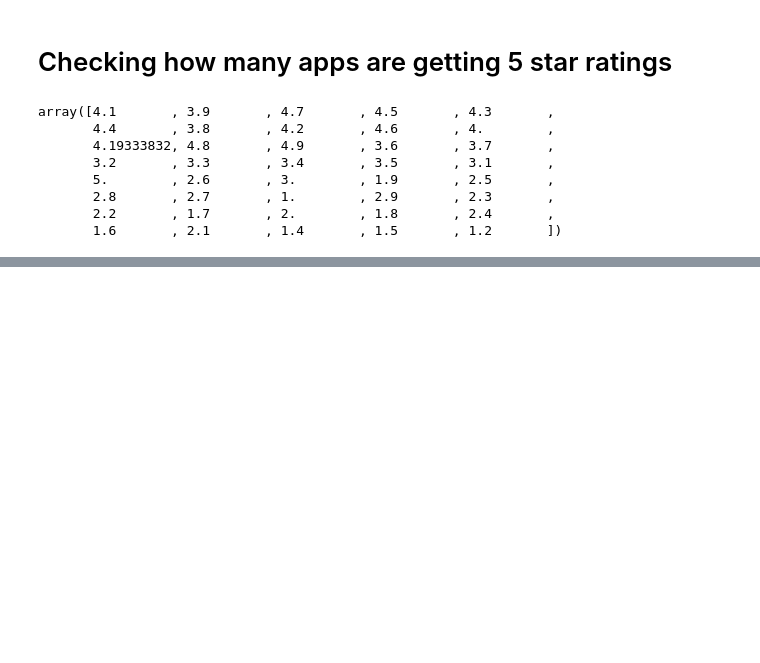
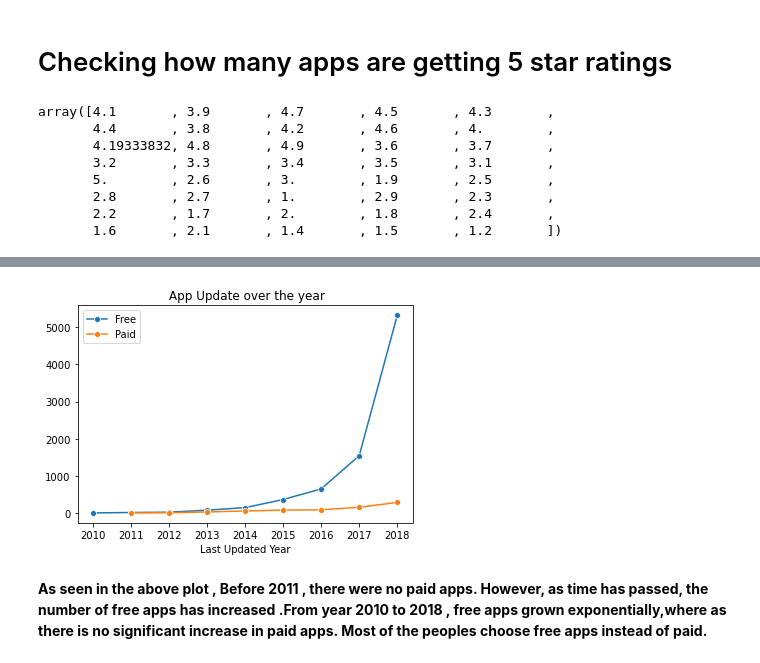
Before and after one commit to Ashvini136/DS_Projects, a Jupyter notebook: Google_play_store_apps.ipynb, the cells around one changed output, grey strips where cells are left out. Cells and saved outputs as stored; diff of their text form; code cells hidden in the pictures; blank space fills up the shorter version.

```diff
--- a/Google_play_store_apps.ipynb
+++ b/Google_play_store_apps.ipynb
@@ -616,0 +754,8 @@ df[df['Rating']==5]
+# %%
+year_free_count=df[df['Type']=='Free']
+df2_1=year_free_count.drop(['Last Updated'],axis=1).groupby('Last Updated Year')
+Free_year_count=df2_1['Last Updated Year'].count()
+# %%
+year_free_count=df[df['Type']=='Paid']
+df2_2=year_free_count.drop(['Last Updated'],axis=1).groupby('Last Updated Year')
+Paid_year_count=df2_2['Last Updated Year'].count()
@@ -616,0 +789,10 @@ df[df['Rating']==5]
+# %%
+sns.lineplot(x=Free_year_count.index,y=Free_year_count.values,marker='o',label='Free')
+sns.lineplot(x=Paid_year_count.index,y=Paid_year_count.values,marker='o',label='Paid')
+plt.title(" App Update over the year")
+plt.legend()
+plt.show()
+# %% [output]
+[figure, added]
+# %% [markdown]
+**As seen in the above plot , Before 2011 , there were no paid apps. However, as time has passed, the number of free apps has increased .From year 2010 to 2018 , free apps grown exponentially,where as there is no significant increase in paid apps. Most of the peoples choose free apps instead of paid.**
```
Also changed, not shown: parts of 46 cells of this notebook.
